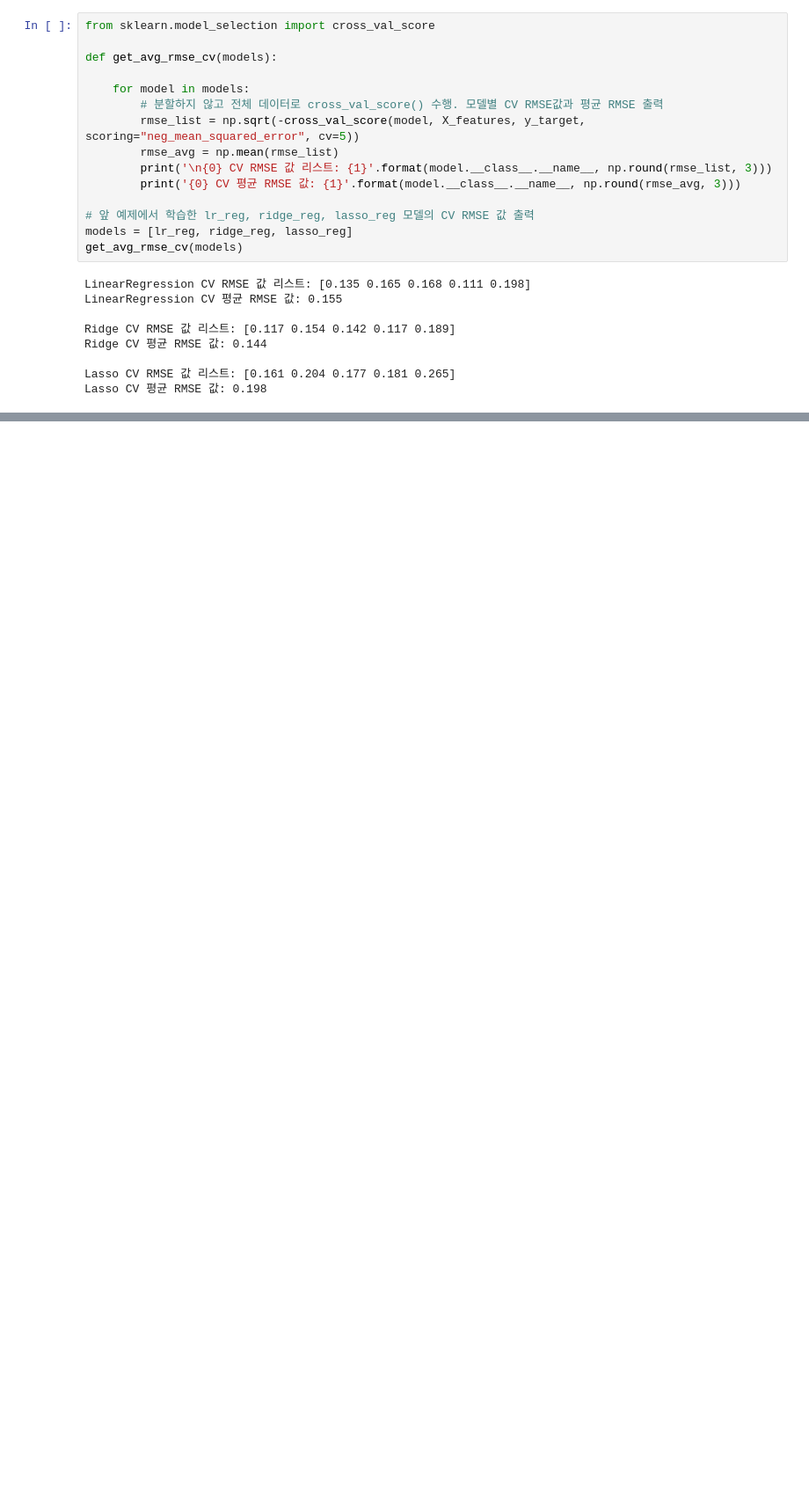
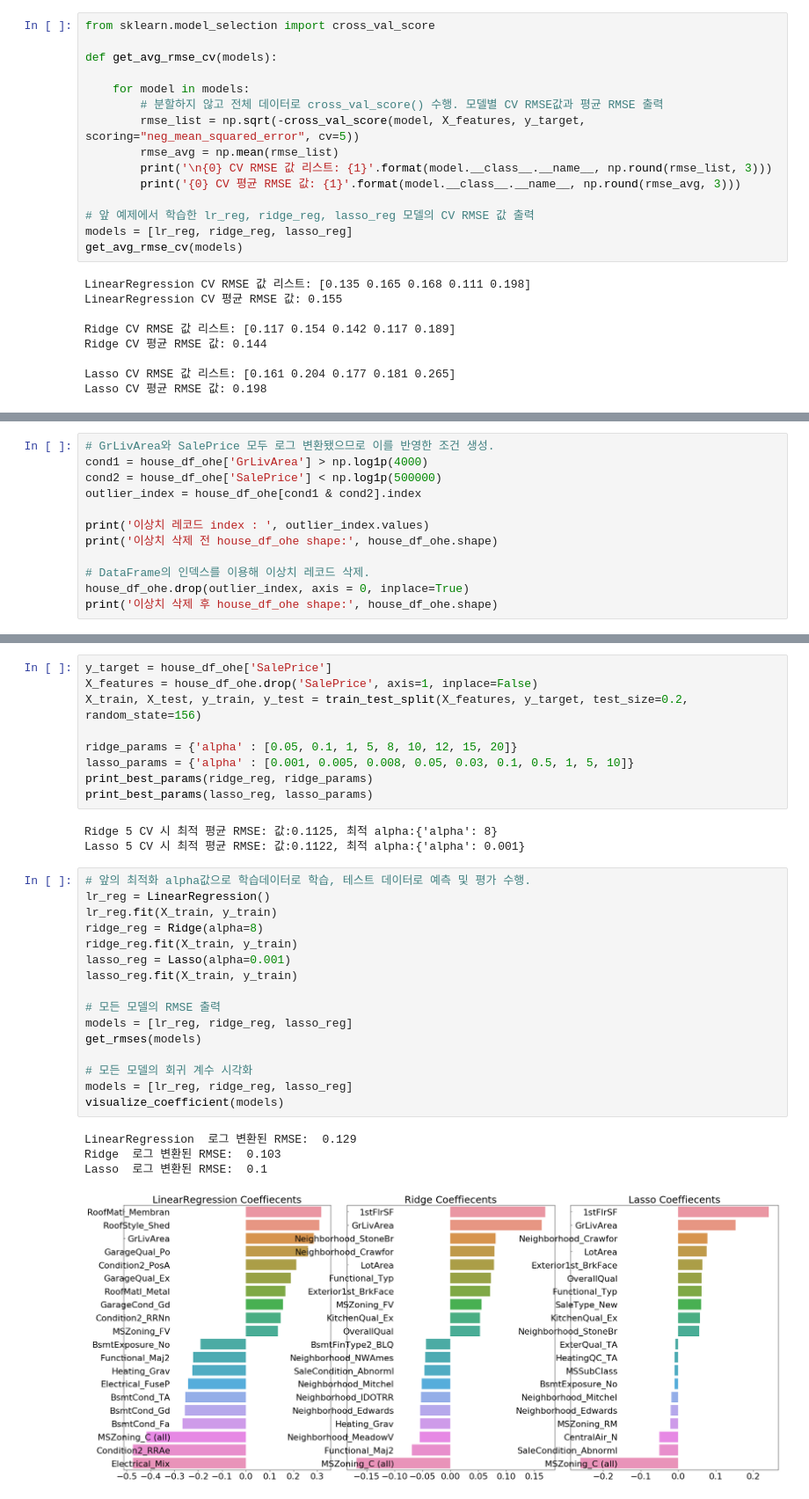
Before and after one commit to beatz4/KaggleStudy_By_Book, a Jupyter notebook: house_price_regression.ipynb, the cells around one changed output, grey strips where cells are left out. Shown at 88% size. Cells and saved outputs as stored; diff of their text form; blank space fills up the shorter version.

```diff
--- a/house_price_regression.ipynb
+++ b/house_price_regression.ipynb
@@ -206,0 +326,12 @@ Lasso CV 평균 RMSE 값: 0.198
+# %%
+# GrLivArea와 SalePrice 모두 로그 변환됐으므로 이를 반영한 조건 생성.
+cond1 = house_df_ohe['GrLivArea'] > np.log1p(4000)
+cond2 = house_df_ohe['SalePrice'] < np.log1p(500000)
+outlier_index = house_df_ohe[cond1 & cond2].index
+
+print('이상치 레코드 index : ', outlier_index.values)
+print('이상치 삭제 전 house_df_ohe shape:', house_df_ohe.shape)
+
+# DataFrame의 인덱스를 이용해 이상치 레코드 삭제.
+house_df_ohe.drop(outlier_index, axis = 0, inplace=True)
+print('이상치 삭제 후 house_df_ohe shape:', house_df_ohe.shape)
@@ -206,0 +342,33 @@ Lasso CV 평균 RMSE 값: 0.198
+# %%
+y_target = house_df_ohe['SalePrice']
+X_features = house_df_ohe.drop('SalePrice', axis=1, inplace=False)
+X_train, X_test, y_train, y_test = train_test_split(X_features, y_target, test_size=0.2, random_state=156)
+
+ridge_params = {'alpha' : [0.05, 0.1, 1, 5, 8, 10, 12, 15, 20]}
+lasso_params = {'alpha' : [0.001, 0.005, 0.008, 0.05, 0.03, 0.1, 0.5, 1, 5, 10]}
+print_best_params(ridge_reg, ridge_params)
+print_best_params(lasso_reg, lasso_params)
+# %% [output]
+Ridge 5 CV 시 최적 평균 RMSE: 값:0.1125, 최적 alpha:{'alpha': 8}
+Lasso 5 CV 시 최적 평균 RMSE: 값:0.1122, 최적 alpha:{'alpha': 0.001}
+# %%
+# 앞의 최적화 alpha값으로 학습데이터로 학습, 테스트 데이터로 예측 및 평가 수행.
+lr_reg = LinearRegression()
+lr_reg.fit(X_train, y_train)
+ridge_reg = Ridge(alpha=8)
+ridge_reg.fit(X_train, y_train)
+lasso_reg = Lasso(alpha=0.001)
+lasso_reg.fit(X_train, y_train)
+
+# 모든 모델의 RMSE 출력
+models = [lr_reg, ridge_reg, lasso_reg]
+get_rmses(models)
+
+# 모든 모델의 회귀 계수 시각화
+models = [lr_reg, ridge_reg, lasso_reg]
+visualize_coefficient(models)
+# %% [output]
+LinearRegression  로그 변환된 RMSE:  0.129
+Ridge  로그 변환된 RMSE:  0.103
+Lasso  로그 변환된 RMSE:  0.1
+[figure, added]
```
Also changed, not shown: parts of 16 cells of this notebook.
